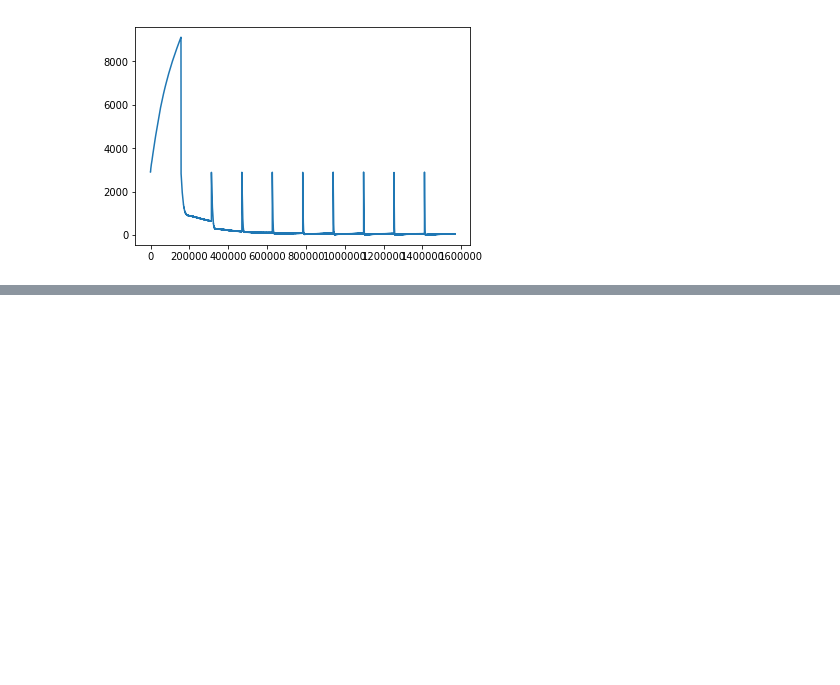
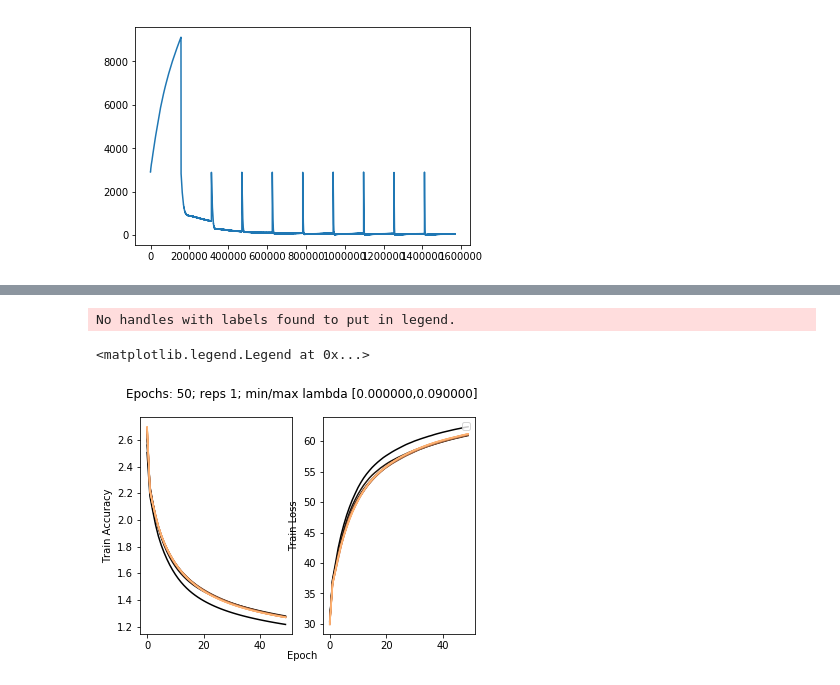
Before and after one commit to chongguo/AM221pset, a Jupyter notebook: Project/vv_sandbox/MLP AK quick tests.ipynb, the cells around one changed output, grey strips where cells are left out. Drawn from its saved outputs; the diff is of its cells as text; code cells hidden in the pictures; blank space fills up the shorter version.

```diff
--- a/Project/vv_sandbox/MLP AK quick tests.ipynb
+++ b/Project/vv_sandbox/MLP AK quick tests.ipynb
@@ -463,0 +557,57 @@ pickle.dump([lambdas,N_EPOCHS,N_REPS,N_HIDDEN_NEURONS,learning_rates,N_REPS,N_PA
+# %%
+
+# number of lambdas
+# n_epochs_plot,n_lambdas_plot = np.mean(test_acc_P,2).shape
+
+fig,ax = plt.subplots(1,2)
+fig.subplots_adjust(hspace=20.0)
+
+ax1,ax2 = ax
+cm1 = plt.get_cmap('copper') # plt.get_cmap('gist_rainbow') # plt.get_cmap('gist_rainbow')
+# fig = plt.figure()
+NUM_COLORS = len(lambdas)
+ax1.set_prop_cycle('color', [cm1(1.*i/NUM_COLORS) for i in range(NUM_COLORS)])
+ax2.set_prop_cycle('color', [cm1(1.*i/NUM_COLORS) for i in range(NUM_COLORS)])
+ax3.set_prop_cycle('color', [cm1(1.*i/NUM_COLORS) for i in range(NUM_COLORS)])
+ax4.set_prop_cycle('color', [cm1(1.*i/NUM_COLORS) for i in range(NUM_COLORS)])
+
+fig.suptitle("Epochs: %d; reps %d; min/max lambda [%f,%f]"
+             %(N_EPOCHS,
+               N_REPS,
+               min(lambdas),
+               max(lambdas)))
+fig.text(0.5, 0.04, 'Epoch', ha='center')
+
+# plot train accuracy
+ax1.plot(ndarray_train_loss_P,)
+ax1.set_ylabel("Train Accuracy")
+ax2.plot(ndarray_train_acc_P,)
+ax2.set_ylabel("Train Loss")
+
+# # ax = fig.add_subplot(111)
+# for i in enumerate(lambdas):
+#     ax1.plot(np.mean(train_acc_P,2)[:,i[0]],label=i[1],)
+#     ax1.set_xlabel("Epoch")
+#     ax1.set_ylabel("Train Accuracy")
+
+# for i in enumerate(lambdas):
+#     ax2.plot(np.mean(test_acc_P,2)[:,i[0]],label=i[1],)
+#     ax2.set_xlabel("Epoch")
+#     ax2.set_ylabel("Test Accuracy")
+
+# for i in enumerate(lambdas):
+#     ax3.plot(np.mean(train_loss_P,2)[:,i[0]],label=i[1],)
+#     ax3.set_xlabel("Epoch")
+#     ax3.set_ylabel("Train Loss")
+
+# # ax2 = fig.add_subplot(011)
+# for i in enumerate(lambdas):
+#     ax4.plot(np.mean(test_loss_P,2)[:,i[0]],label=i[1],)
+#     ax4.set_xlabel("Epoch")
+#     ax4.set_ylabel("Test Loss")
+
+ax2.legend(loc="upper right")
+# %% [output]
+No handles with labels found to put in legend.
+<matplotlib.legend.Legend at 0x...>
+[figure, added]
```
Also changed, not shown: parts of 15 cells of this notebook, 2 other files.
